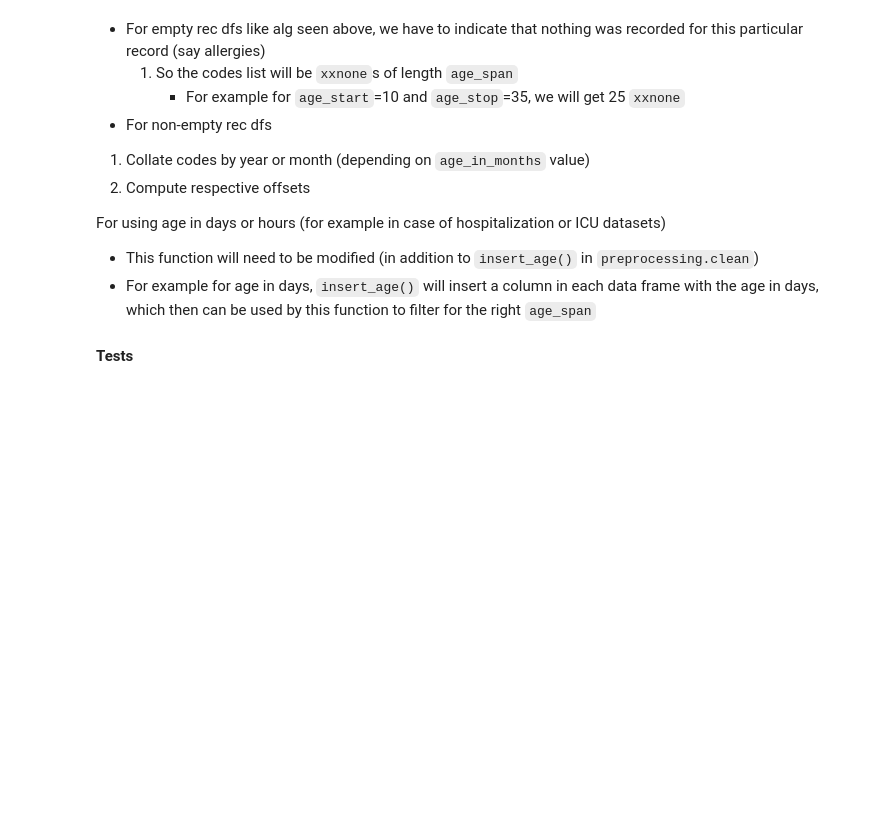
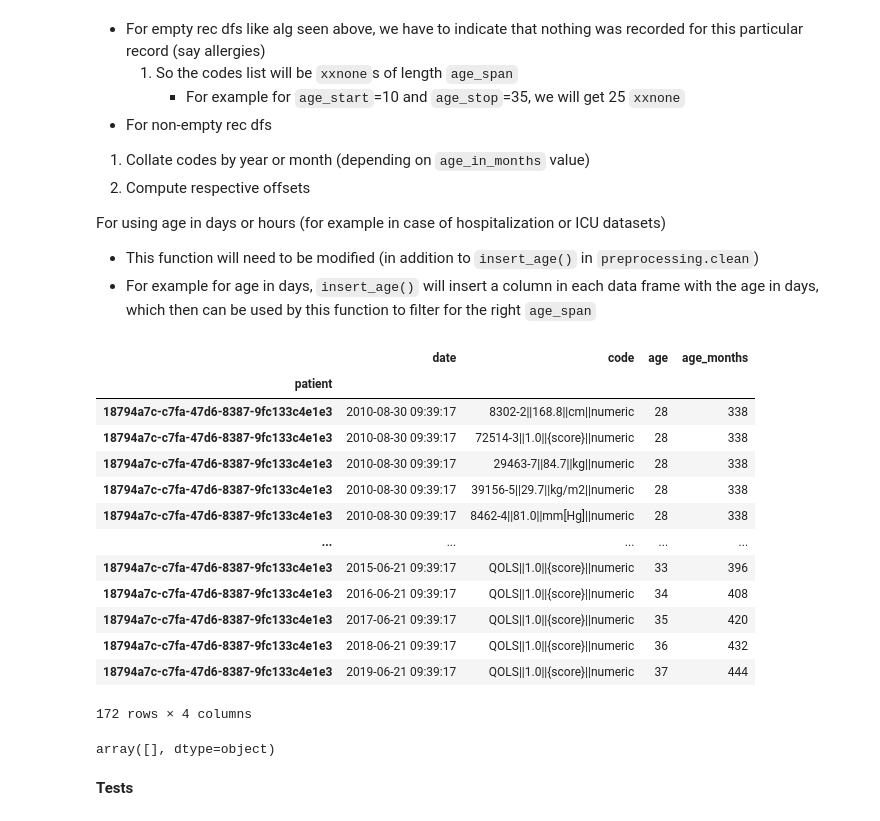
Before and after one commit to corazonlabs/lemonpie, a Jupyter notebook: 03_preprocessing_transform.ipynb, the cells around one changed output. Cells and saved outputs as stored; diff of their text form; code cells hidden in the pictures; blank space fills up the shorter version.

Commit message:
Updates to enable age_start as date

```diff
--- a/03_preprocessing_transform.ipynb
+++ b/03_preprocessing_transform.ipynb
@@ -240,6 +233,27 @@ p_obs, p_alg, p_crpl, p_med, p_img, p_proc, p_cnd, p_immn = rec_dfs
 For using age in days or hours (for example in case of hospitalization or ICU datasets)
 - This function will need to be modified (in addition to `insert_age()` in `preprocessing.clean`)
 - For example for age in days, `insert_age()` will insert a column in each data frame with the age in days, which then can be used by this function to filter for the right `age_span`
+# %%
+p_obs
+# %% [output]
+|  | date | code | age | age_months |
+| patient |  |  |  |  |
+| 18794a7c-c7fa-47d6-8387-9fc133c4e1e3 | 2010-08-30 09:39:17 | 8302-2||168.8||cm||numeric | 28 | 338 |
+| 18794a7c-c7fa-47d6-8387-9fc133c4e1e3 | 2010-08-30 09:39:17 | 72514-3||1.0||{score}||numeric | 28 | 338 |
+| 18794a7c-c7fa-47d6-8387-9fc133c4e1e3 | 2010-08-30 09:39:17 | 29463-7||84.7||kg||numeric | 28 | 338 |
+| 18794a7c-c7fa-47d6-8387-9fc133c4e1e3 | 2010-08-30 09:39:17 | 39156-5||29.7||kg/m2||numeric | 28 | 338 |
+| 18794a7c-c7fa-47d6-8387-9fc133c4e1e3 | 2010-08-30 09:39:17 | 8462-4||81.0||mm[Hg]||numeric | 28 | 338 |
+| ... | ... | ... | ... | ... |
+| 18794a7c-c7fa-47d6-8387-9fc133c4e1e3 | 2015-06-21 09:39:17 | QOLS||1.0||{score}||numeric | 33 | 396 |
+| 18794a7c-c7fa-47d6-8387-9fc133c4e1e3 | 2016-06-21 09:39:17 | QOLS||1.0||{score}||numeric | 34 | 408 |
+| 18794a7c-c7fa-47d6-8387-9fc133c4e1e3 | 2017-06-21 09:39:17 | QOLS||1.0||{score}||numeric | 35 | 420 |
+| 18794a7c-c7fa-47d6-8387-9fc133c4e1e3 | 2018-06-21 09:39:17 | QOLS||1.0||{score}||numeric | 36 | 432 |
+| 18794a7c-c7fa-47d6-8387-9fc133c4e1e3 | 2019-06-21 09:39:17 | QOLS||1.0||{score}||numeric | 37 | 444 |
+172 rows × 4 columns
+# %%
+(p_obs.code[p_obs.age == -27]).values
+# %% [output]
+array([], dtype=object)
 # %%
 #exports
 def collate_codes_offsts(rec_df, age_start, age_stop, age_in_months=False):
```
Also changed, not shown: parts of 45 cells of this notebook, 10 other files.
